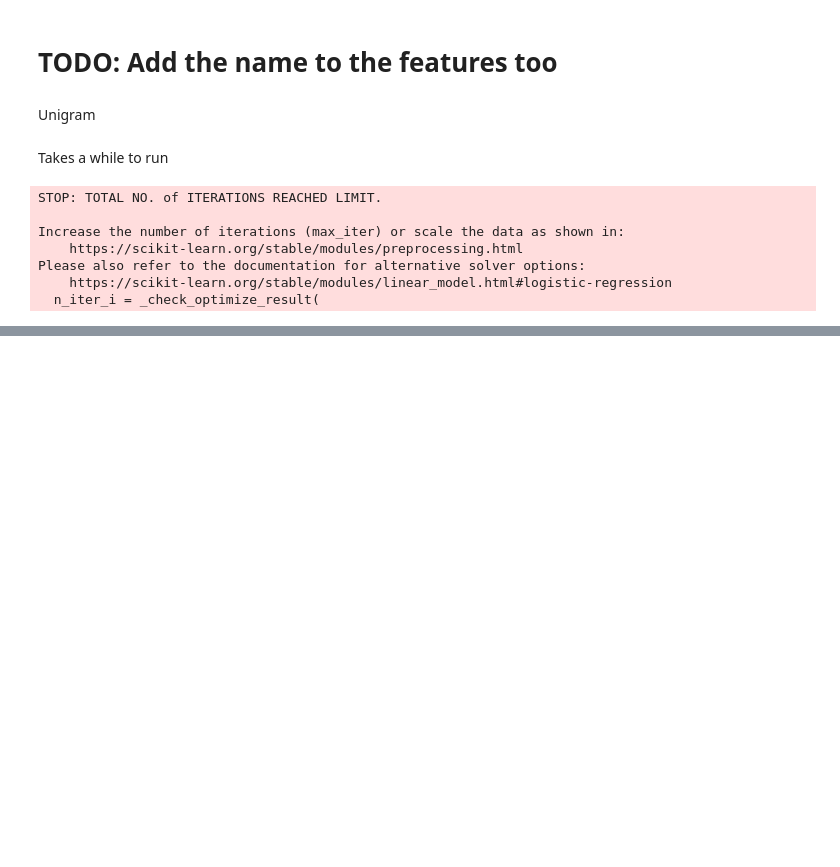
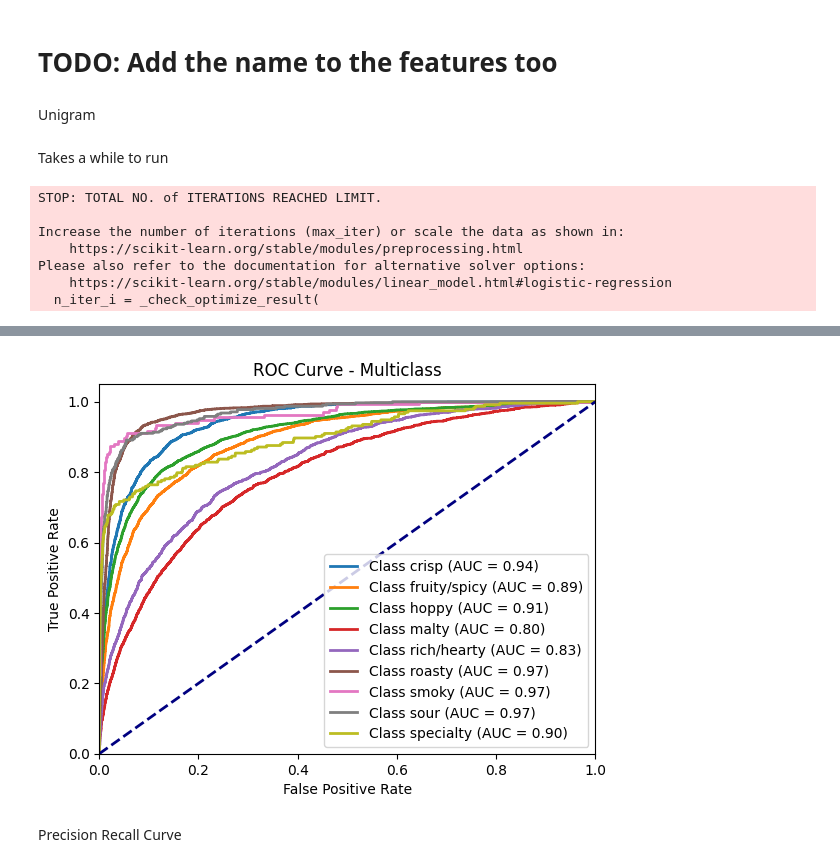
Before and after one commit to EdwardLinS/CSE158-BryanEdwardJesse, a Jupyter notebook: beers/notebook.ipynb, the cells around one changed output, grey strips where cells are left out. Saved outputs shown, nothing was run; the diff lists cells and outputs as text; code cells hidden in the pictures; blank space fills up the shorter version.

```diff
--- a/beers/notebook.ipynb
+++ b/beers/notebook.ipynb
@@ -487,0 +501,32 @@ n-grams
+# %%
+y_bin = label_binarize(ytest, classes=mod.classes_)
+yprob = mod.predict_proba(Xtest)
+# %%
+fpr, tpr, _ = roc_curve(y_bin.ravel(), yprob.ravel())
+roc_auc = auc(fpr, tpr)
+# %%
+# Create a plot for each class
+plt.figure()
+
+# Loop through each class and plot its ROC curve
+for i in range(len(mod.classes_)):
+    fpr, tpr, _ = roc_curve(y_bin[:, i], yprob[:, i])
+    roc_auc = auc(fpr, tpr)
+
+    # Plot each class ROC curve
+    plt.plot(fpr, tpr, lw=2, label=f'Class {mod.classes_[i]} (AUC = {roc_auc:.2f})')
+
+# Plot diagonal line for random performance
+plt.plot([0, 1], [0, 1], color='navy', lw=2, linestyle='--')
+
+plt.xlim([0.0, 1.0])
+plt.ylim([0.0, 1.05])
+plt.xlabel('False Positive Rate')
+plt.ylabel('True Positive Rate')
+plt.title('ROC Curve - Multiclass')
+plt.legend(loc='lower right')
+plt.show()
+# %% [output]
+[figure, added]
+# %% [markdown]
+Precision Recall Curve
```
Also changed, not shown: parts of 28 cells of this notebook, 1 other file.
